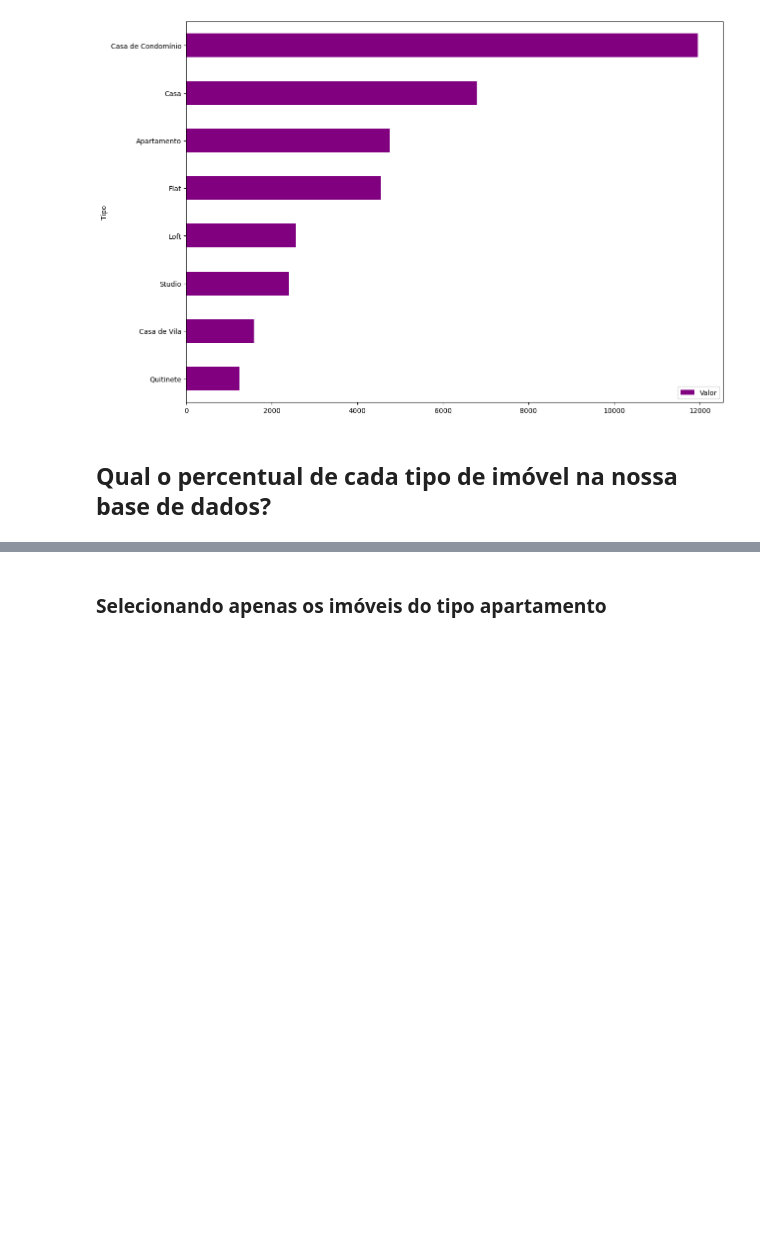
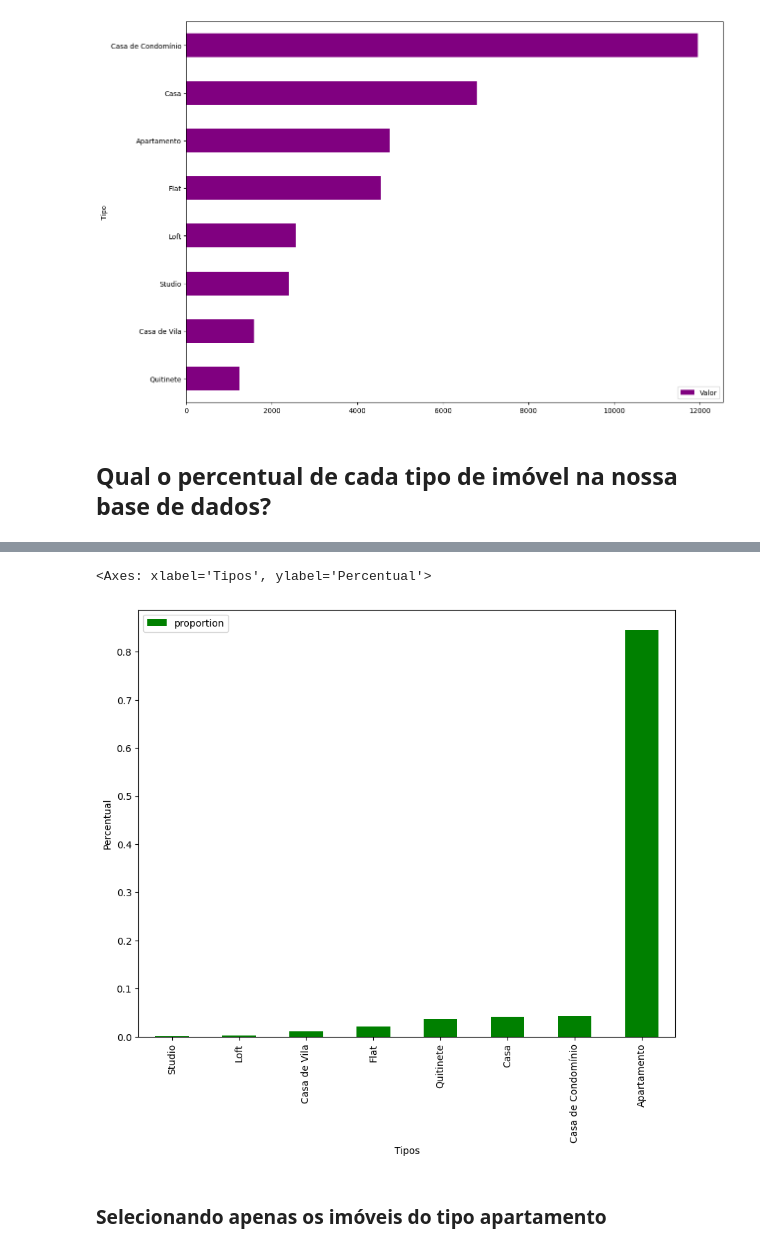
Before and after one commit to francisco-reis-ramos/dados-imobiliarios-com-pandas, a Jupyter notebook: Pandas_Conhecendo_a_Biblioteca.ipynb, the cells around one changed output, grey strips where cells are left out. Drawn from its saved outputs; the diff is of its cells as text; code cells hidden in the pictures; blank space fills up the shorter version.

```diff
--- a/Pandas_Conhecendo_a_Biblioteca.ipynb
+++ b/Pandas_Conhecendo_a_Biblioteca.ipynb
@@ -306,2 +394,10 @@ df_preco_tipo.plot(kind='barh', figsize=(14,10), color='purple');
+# %%
+# Guardando a consulta em uma variável e criando um gráfico de barras verticais para representar o percentual de imóveis por tipo.
+
+df_percentual_tipo = df.Tipo.value_counts(normalize=True).to_frame().sort_values('proportion')
+df_percentual_tipo.plot(kind='bar', figsize=(10,8), color='green', xlabel='Tipos', ylabel='Percentual')
+# %% [output]
+<Axes: xlabel='Tipos', ylabel='Percentual'>
+[figure, added]
 # %% [markdown]
 ### **Selecionando apenas os imóveis do tipo apartamento**
```
Also changed, not shown: parts of 9 cells of this notebook.
